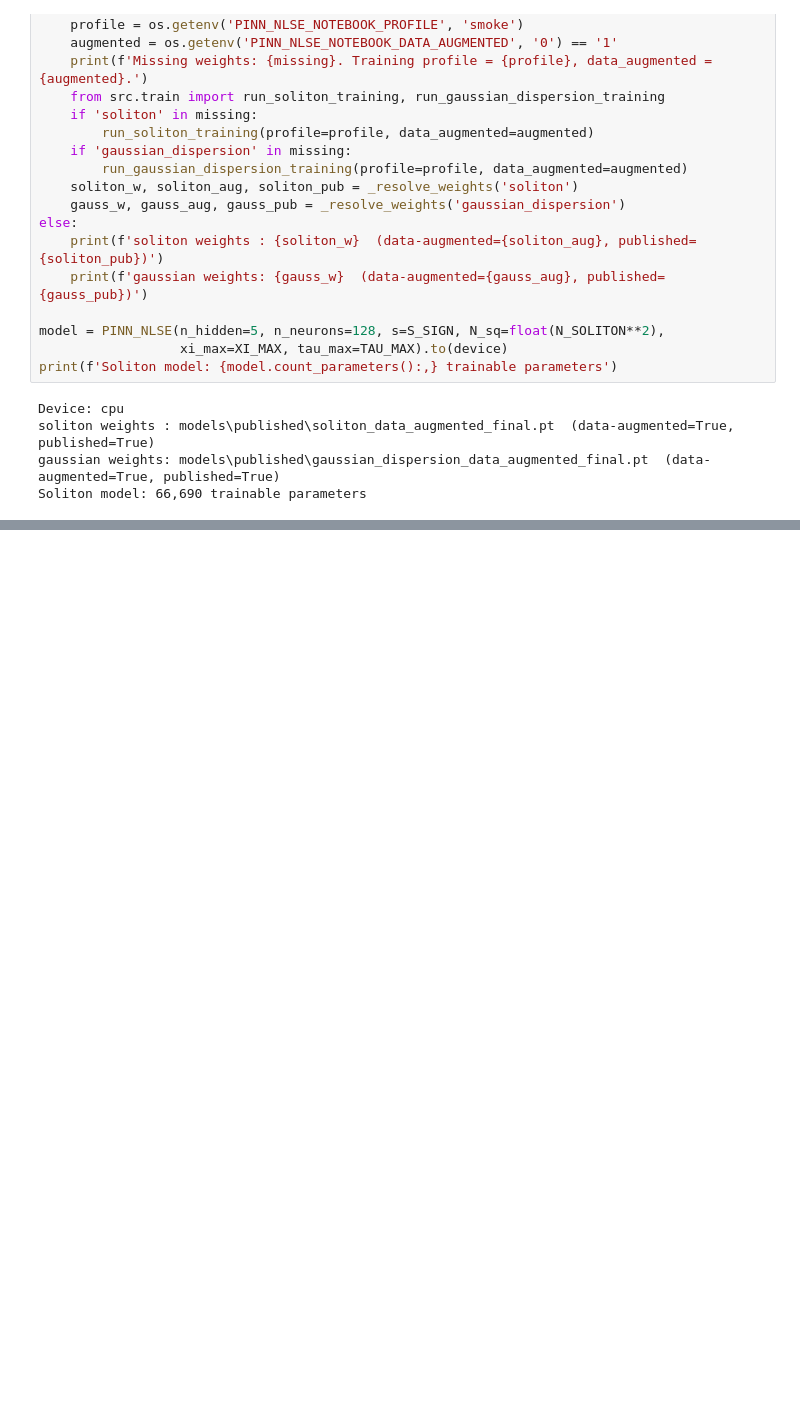
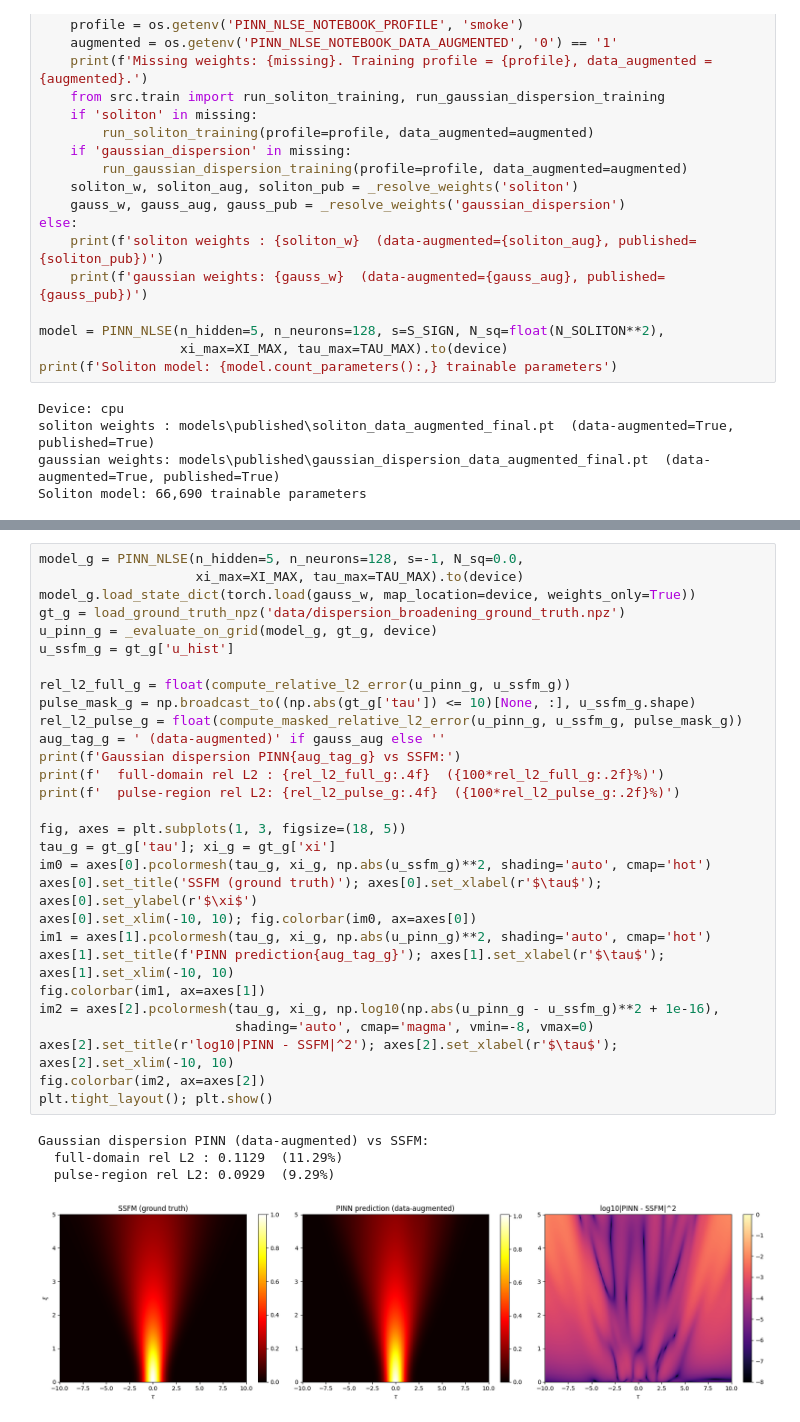
Before and after one commit to abbas-ahmad-cowlar/pinn-nlse, a Jupyter notebook: notebooks/02_pinn_training.ipynb, the cells around one changed output, grey strips where cells are left out. Cells and saved outputs as stored; diff of their text form; blank space fills up the shorter version.

```diff
--- a/notebooks/02_pinn_training.ipynb
+++ b/notebooks/02_pinn_training.ipynb
@@ -113,0 +258,34 @@ Soliton model: 66,690 trainable parameters
+# %%
+model_g = PINN_NLSE(n_hidden=5, n_neurons=128, s=-1, N_sq=0.0,
+                    xi_max=XI_MAX, tau_max=TAU_MAX).to(device)
+model_g.load_state_dict(torch.load(gauss_w, map_location=device, weights_only=True))
+gt_g = load_ground_truth_npz('data/dispersion_broadening_ground_truth.npz')
+u_pinn_g = _evaluate_on_grid(model_g, gt_g, device)
+u_ssfm_g = gt_g['u_hist']
+
+rel_l2_full_g = float(compute_relative_l2_error(u_pinn_g, u_ssfm_g))
+pulse_mask_g = np.broadcast_to((np.abs(gt_g['tau']) <= 10)[None, :], u_ssfm_g.shape)
+rel_l2_pulse_g = float(compute_masked_relative_l2_error(u_pinn_g, u_ssfm_g, pulse_mask_g))
+aug_tag_g = ' (data-augmented)' if gauss_aug else ''
+print(f'Gaussian dispersion PINN{aug_tag_g} vs SSFM:')
+print(f'  full-domain rel L2 : {rel_l2_full_g:.4f}  ({100*rel_l2_full_g:.2f}%)')
+print(f'  pulse-region rel L2: {rel_l2_pulse_g:.4f}  ({100*rel_l2_pulse_g:.2f}%)')
+
+fig, axes = plt.subplots(1, 3, figsize=(18, 5))
+tau_g = gt_g['tau']; xi_g = gt_g['xi']
+im0 = axes[0].pcolormesh(tau_g, xi_g, np.abs(u_ssfm_g)**2, shading='auto', cmap='hot')
+axes[0].set_title('SSFM (ground truth)'); axes[0].set_xlabel(r'$\tau$'); axes[0].set_ylabel(r'$\xi$')
+axes[0].set_xlim(-10, 10); fig.colorbar(im0, ax=axes[0])
+im1 = axes[1].pcolormesh(tau_g, xi_g, np.abs(u_pinn_g)**2, shading='auto', cmap='hot')
+axes[1].set_title(f'PINN prediction{aug_tag_g}'); axes[1].set_xlabel(r'$\tau$'); axes[1].set_xlim(-10, 10)
+fig.colorbar(im1, ax=axes[1])
+im2 = axes[2].pcolormesh(tau_g, xi_g, np.log10(np.abs(u_pinn_g - u_ssfm_g)**2 + 1e-16),
+                         shading='auto', cmap='magma', vmin=-8, vmax=0)
+axes[2].set_title(r'log10|PINN - SSFM|^2'); axes[2].set_xlabel(r'$\tau$'); axes[2].set_xlim(-10, 10)
+fig.colorbar(im2, ax=axes[2])
+plt.tight_layout(); plt.show()
+# %% [output]
+Gaussian dispersion PINN (data-augmented) vs SSFM:
+  full-domain rel L2 : 0.1129  (11.29%)
+  pulse-region rel L2: 0.0929  (9.29%)
+[figure, added]
```
Also changed, not shown: parts of 7 cells of this notebook.
